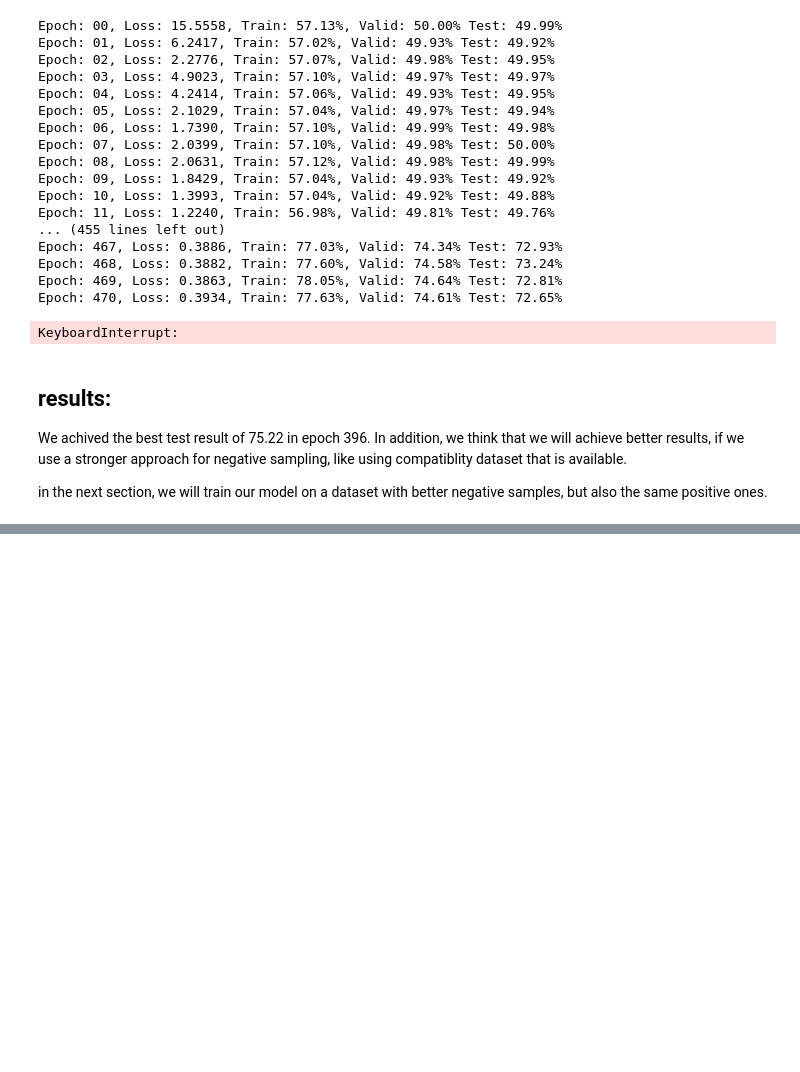
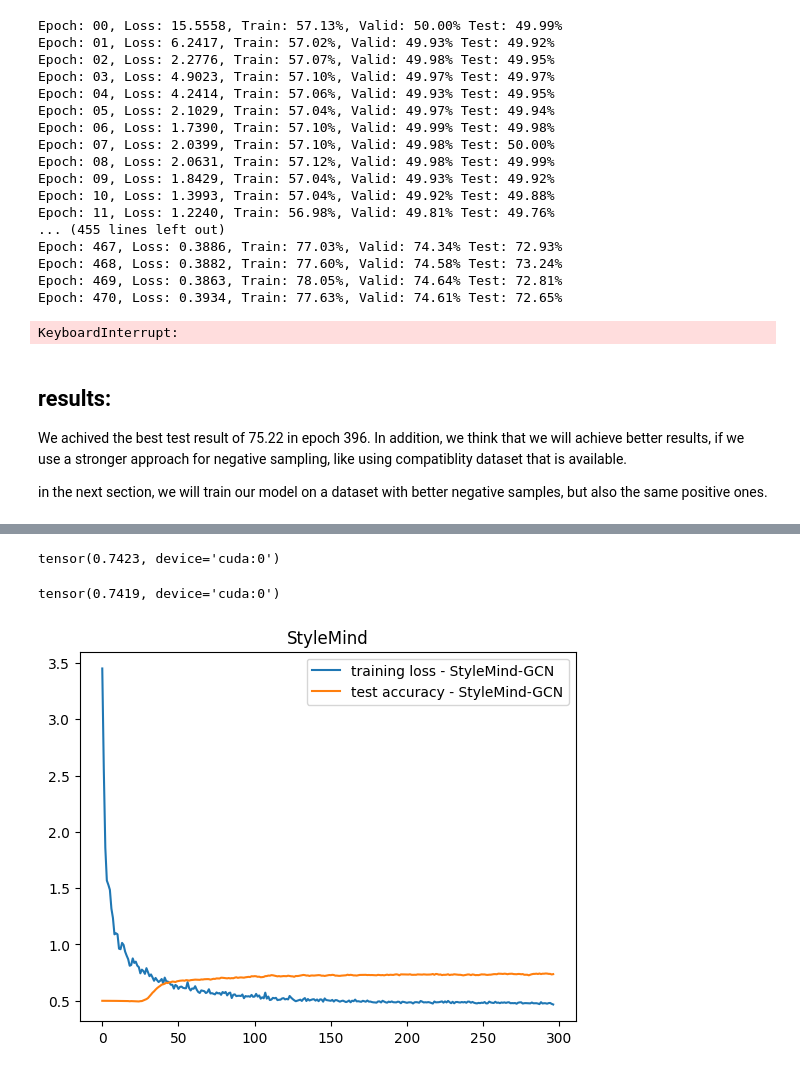
Before and after one commit to Alijgh003/StyleMind-GNN, a Jupyter notebook: StyleMind_GCN.ipynb, the cells around one changed output, grey strips where cells are left out. Saved outputs shown, nothing was run; the diff lists cells and outputs as text; code cells hidden in the pictures; blank space fills up the shorter version.

```diff
--- a/StyleMind_GCN.ipynb
+++ b/StyleMind_GCN.ipynb
@@ -119,9 +135,9 @@ import torch.optim as optim
 # %%
 class StyleMindGCN(nn.Module):
-  def __init__(self, in_channels, hidden_channels, out_channels ,number_of_layers, dropout=0.5):
+  def __init__(self, in_channels, hidden_channels, out_channels ,number_of_layers, model_type="GCN", dropout=0.5):
     super(StyleMindGCN,self).__init__()
 
-    self.convs = torch.nn.ModuleList([GCNConv(in_channels if i==0 else hidden_channels,hidden_channels if i<number_of_layers-1 else out_channels) for i in range(number_of_layers)])
+    self.convs = torch.nn.ModuleList([self.get_model(model_type)(in_channels if i==0 else hidden_channels,hidden_channels if i<number_of_layers-1 else out_channels) for i in range(number_of_layers)])
     self.bns = torch.nn.ModuleList([torch.nn.BatchNorm1d(hidden_channels) for i in range(number_of_layers-1)])
 
     self.dropout = dropout
@@ -133,6 +149,15 @@ class StyleMindGCN(nn.Module):
     for bn in self.bns:
         bn.reset_parameters()
 
+
+  def get_model(self, model_type):
+    if(model_type=="GAT"):
+      return GATConv
+    elif(model_type=="MLP"):
+      return MyGCNMLP
+
+    else:
+      return GCNConv
 
   def forward(self, x, edge_index, outfits):
     # x is the tensor of node_features (i.e. ResNet representation of each image of each garment)
@@ -191,7 +216,7 @@ number_of_layers = 3
 dropout = 0.5
 # %%
 model = StyleMindGCN(in_channels, hidden_channels
-                     ,out_channels, number_of_layers, dropout).to(device)
+                     ,out_channels, number_of_layers,"GCN", dropout).to(device)
 # %%
 import gc
 
@@ -211,7 +236,7 @@ train_edge_index.shape
 # %% [output]
 torch.Size([53306, 2, 171])
 # %%
-NUM_EPOCHS = 1000
+NUM_EPOCHS = 300
 # %% [markdown]
 # TODO:
 - [x] splitting train dataset to two part
@@ -251,6 +276,6 @@ def create_random_negative_samples(num_set, num_samples, num_garment, padding_si
   result[:,:,:,:tensor.shape[-1]] = tensor
   return result
 
-negative_samples = create_random_negative_samples(10, 5000, 8, train_edge_index.shape[-1])
-negative_samples.shape
+# negative_samples = create_random_negative_samples(10, 5000, 8, train_edge_index.shape[-1])
+# negative_samples.shape
 # %% [output]
@@ -333,0 +438,4 @@ in the next section, we will train our model on a dataset with better negative s
+# %%
+best_test_acc
+# %% [output]
+tensor(0.7423, device='cuda:0')
@@ -333,0 +444,16 @@ in the next section, we will train our model on a dataset with better negative s
+# %%
+best_model.eval()
+test_acc = test(best_model, x, test_message_passing_edges.to(device)
+    , test_eval_outfits.to(device), test_labels.to(device))
+test_acc
+# %% [output]
+tensor(0.7419, device='cuda:0')
+# %%
+
+plt.title("StyleMind")
+plt.plot(losses[3:], label="training loss" + " - " + "StyleMind-GCN")
+plt.plot(test_accs[3:], label="test accuracy" + " - " + "StyleMind-GCN")
+plt.legend()
+plt.show()
+# %% [output]
+[figure, added]
```
Also changed, not shown: parts of 14 cells of this notebook.
